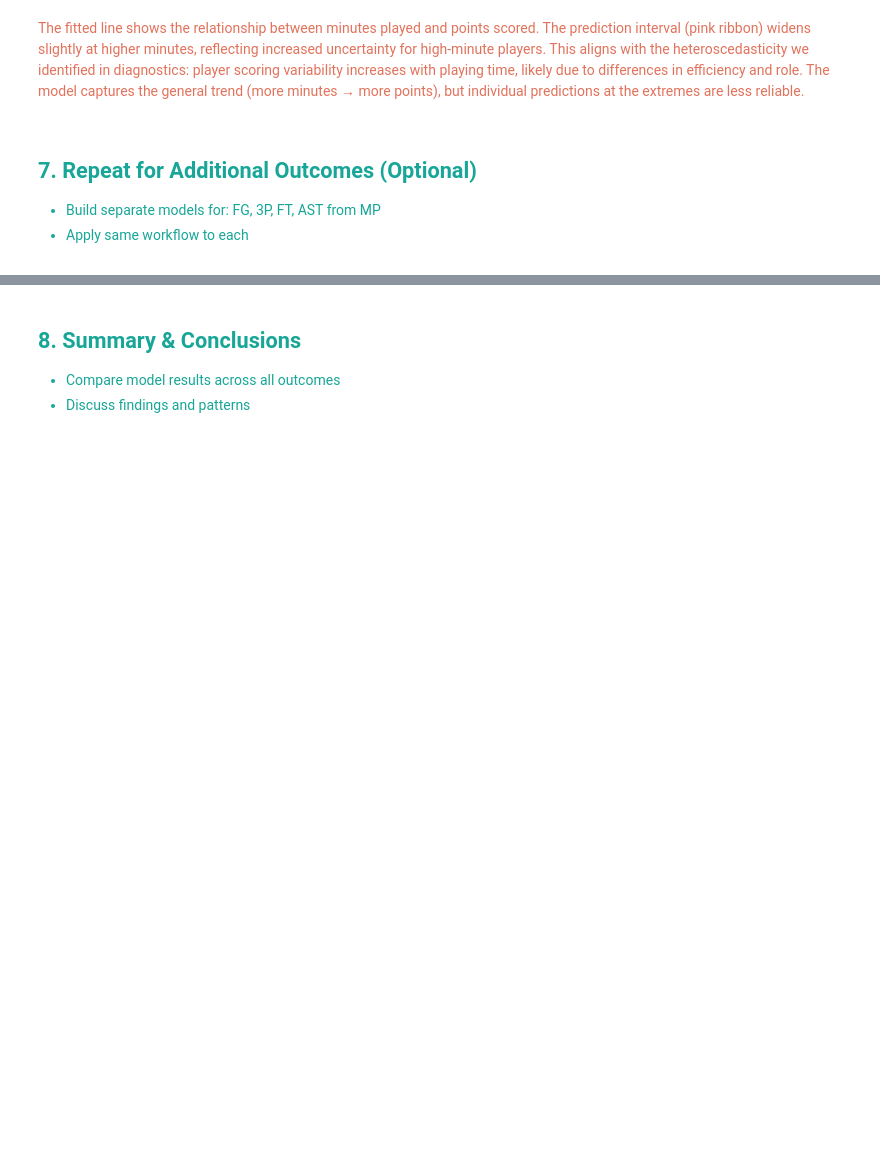
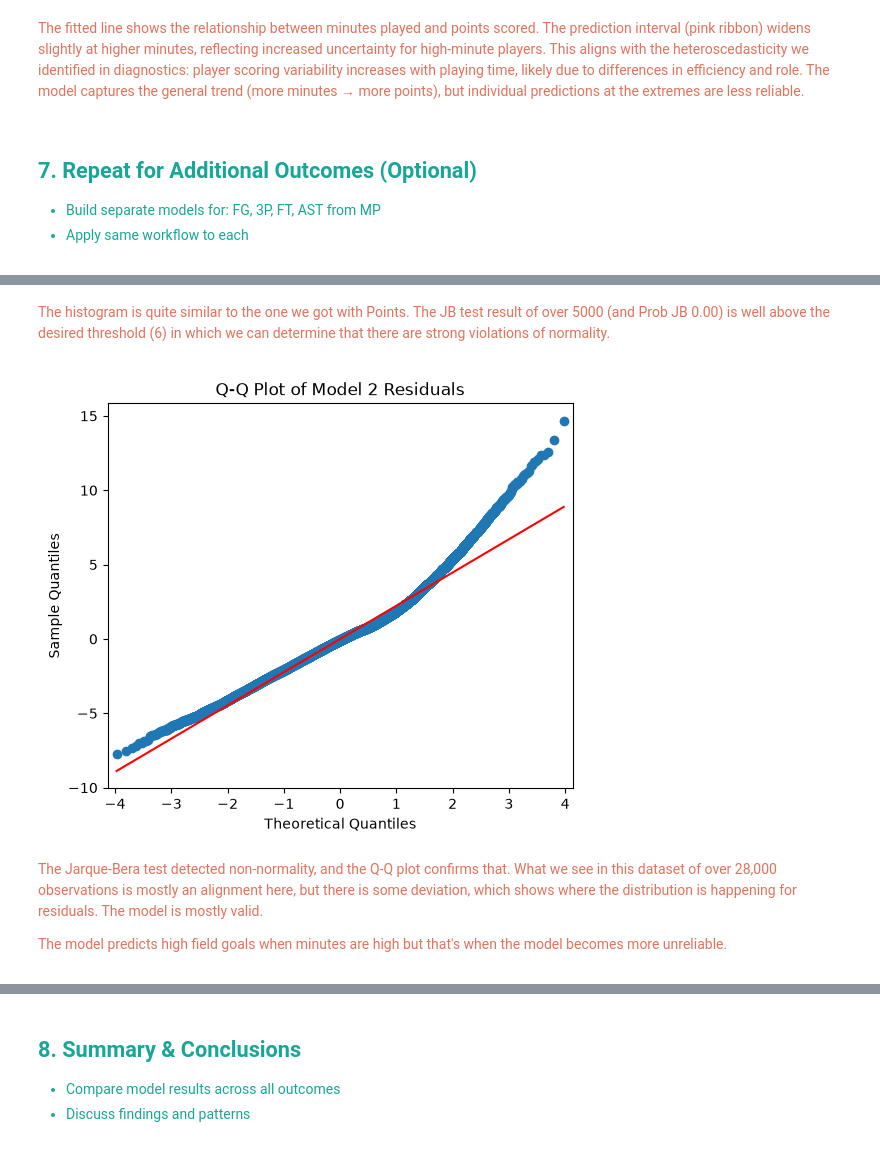
Before and after one commit to awomann/nba-prediction, a Jupyter notebook: NBA_Predictive_Analytics.ipynb, the cells around one changed output, grey strips where cells are left out. Drawn from its saved outputs; the diff is of its cells as text; code cells hidden in the pictures; blank space fills up the shorter version.

```diff
--- a/NBA_Predictive_Analytics.ipynb
+++ b/NBA_Predictive_Analytics.ipynb
@@ -858,0 +941,21 @@ The fitted line shows the relationship between minutes played and points scored.
+# %% [markdown]
+<span style="color:#E2725B">
+
+The histogram is quite similar to the one we got with Points. The JB test result of over 5000 (and Prob JB 0.00) is well above the desired threshold (6) in which we can determine that there are strong violations of normality.
+
+</span>
+# %%
+fig, ax = plt.subplots(figsize = (6, 5))
+qqplot(model_2.resid, line = 's', ax = ax)
+ax.set_title('Q-Q Plot of Model 2 Residuals')
+plt.show()
+# %% [output]
+[figure, added]
+# %% [markdown]
+<span style="color:#E2725B">
+
+The Jarque-Bera test detected non-normality, and the Q-Q plot confirms that. What we see in this dataset of over 28,000 observations is mostly an alignment here, but there is some deviation, which shows where the distribution is happening for residuals. The model is mostly valid.
+
+The model predicts high field goals when minutes are high but that's when the model becomes more unreliable.
+
+</span>
```
Also changed, not shown: parts of 11 cells of this notebook, 2 other files.
